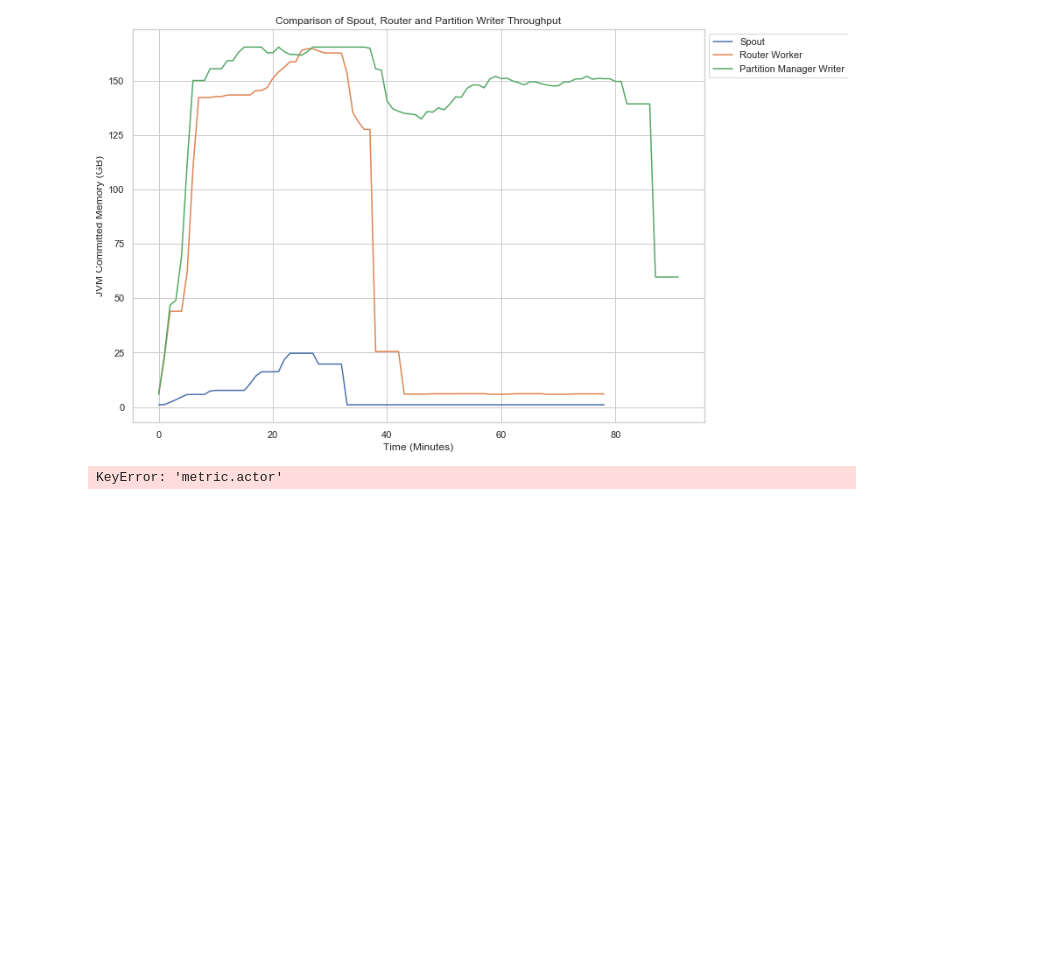
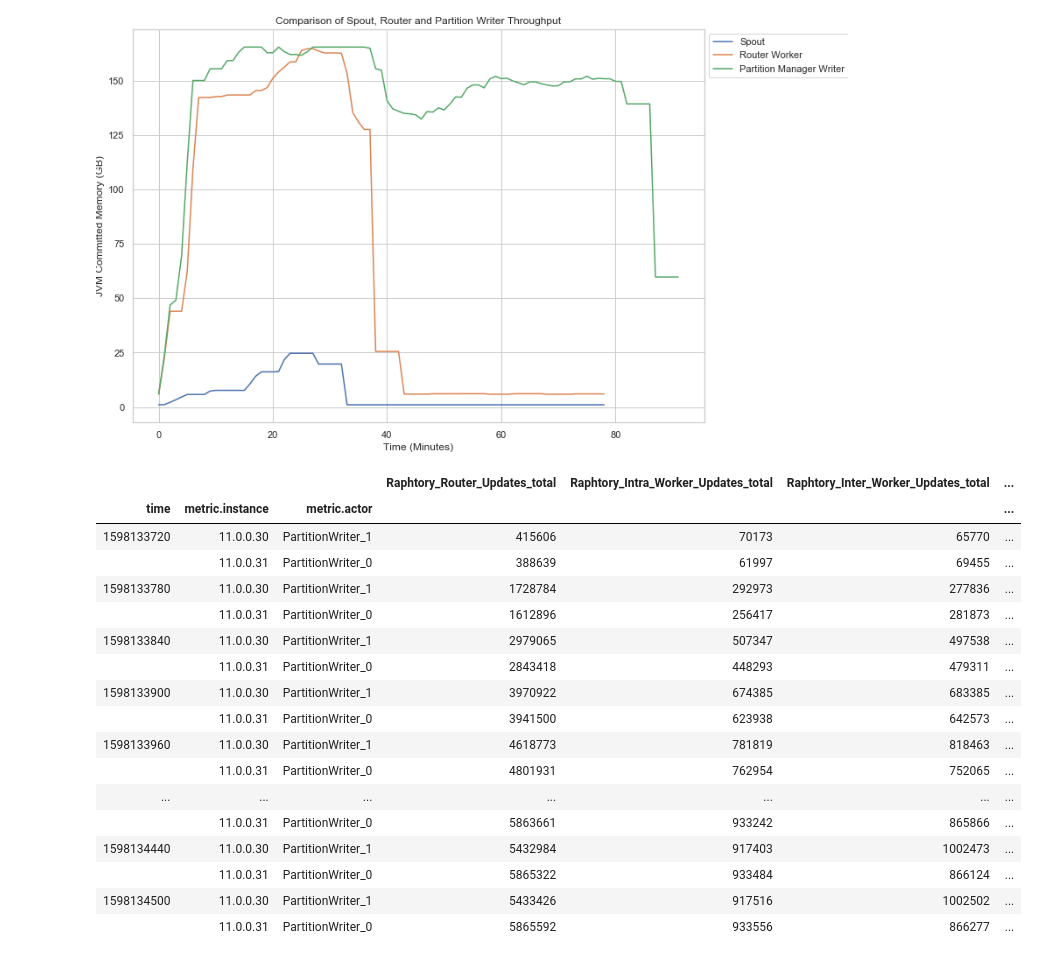
Before and after one commit to miratepuffin/Raphtory-Plots, a Jupyter notebook: Untitled.ipynb, the cells around one changed output. Cells and saved outputs as stored; diff of their text form; code cells hidden in the pictures; blank space fills up the shorter version.

```diff
--- a/Untitled.ipynb
+++ b/Untitled.ipynb
@@ -347,32 +347,49 @@ cpu = getCPU(start,end)
 memory = getMemory(start,end)
 networkIn = getNetworkIn(start,end)
 networkOut = getNetworkOut(start,end)
 
 def PartitionManager(start,end):
     updates = pmdataParser("2020-08-22T22:01:00","2020-08-22T22:26:00","Raphtory_Router_Updates_total")
     intra = pmdataParser("2020-08-22T22:01:00","2020-08-22T22:26:00","Raphtory_Intra_Worker_Updates_total")
     inter = pmdataParser("2020-08-22T22:01:00","2020-08-22T22:26:00","Raphtory_Inter_Worker_Updates_total")
     pm = updates.join(intra).join(inter).join(cpu).join(memory).join(networkIn).join(networkOut)
 
     return pm
 
     #totalCPU = list(map((lambda x: x/10),sumRows(joinedCPU,"values_x")))
     #totalMessages = list(numpy.diff(list(map((lambda x: x/60),sumRows(joinedCPU,"values_y")))))
     #totalMemory = list(map((lambda x: x/10000000000),sumRows(joinedmemory,"values_x")))
     #return(totalCPU,totalMessages,totalMemory)
 
 def Router(start,end):
     updates = pmdataParser("2020-08-22T22:01:00","2020-08-22T22:26:00","Raphtory_Router_Output_total")
 
     return updates.join(intra).join(inter).join(cpu).join(memory).join(networkIn).join(networkOut)
 
 #temp =PartitionManager(start,end)
 temp
 
-Router(start,end)
+#Router(start,end)
 
 #cpu
 #pm = pm.merge(cpu, on=['metric.instance','metric.instance'], how='left')
 #pm
 # %% [output]
-KeyError: 'metric.actor'
+|  |  |  | Raphtory_Router_Updates_total | Raphtory_Intra_Worker_Updates_total | Raphtory_Inter_Worker_Updates_total | ... |
+| time | metric.instance | metric.actor |  |  |  | ... |
+| 1598133720 | 11.0.0.30 | PartitionWriter_1 | 415606 | 70173 | 65770 | ... |
+|  | 11.0.0.31 | PartitionWriter_0 | 388639 | 61997 | 69455 | ... |
+| 1598133780 | 11.0.0.30 | PartitionWriter_1 | 1728784 | 292973 | 277836 | ... |
+|  | 11.0.0.31 | PartitionWriter_0 | 1612896 | 256417 | 281873 | ... |
+| 1598133840 | 11.0.0.30 | PartitionWriter_1 | 2979065 | 507347 | 497538 | ... |
+|  | 11.0.0.31 | PartitionWriter_0 | 2843418 | 448293 | 479311 | ... |
+| 1598133900 | 11.0.0.30 | PartitionWriter_1 | 3970922 | 674385 | 683385 | ... |
+|  | 11.0.0.31 | PartitionWriter_0 | 3941500 | 623938 | 642573 | ... |
+| 1598133960 | 11.0.0.30 | PartitionWriter_1 | 4618773 | 781819 | 818463 | ... |
+|  | 11.0.0.31 | PartitionWriter_0 | 4801931 | 762954 | 752065 | ... |
+| ... | ... | ... | ... | ... | ... | ... |
+|  | 11.0.0.31 | PartitionWriter_0 | 5863661 | 933242 | 865866 | ... |
+| 1598134440 | 11.0.0.30 | PartitionWriter_1 | 5432984 | 917403 | 1002473 | ... |
+|  | 11.0.0.31 | PartitionWriter_0 | 5865322 | 933484 | 866124 | ... |
+| 1598134500 | 11.0.0.30 | PartitionWriter_1 | 5433426 | 917516 | 1002502 | ... |
+|  | 11.0.0.31 | PartitionWriter_0 | 5865592 | 933556 | 866277 | ... |
```
Also changed, not shown: 1 other file.
